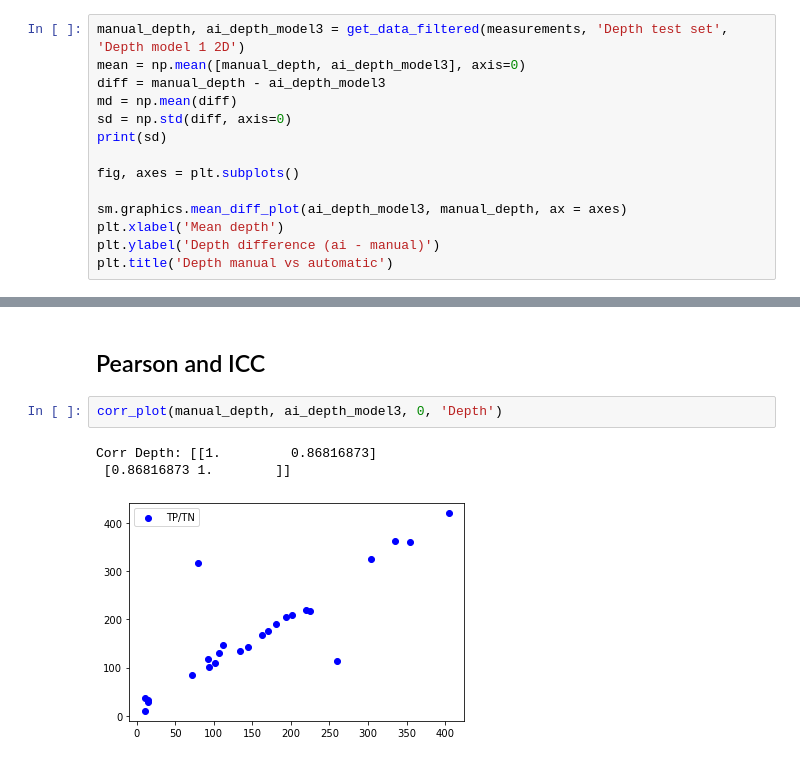
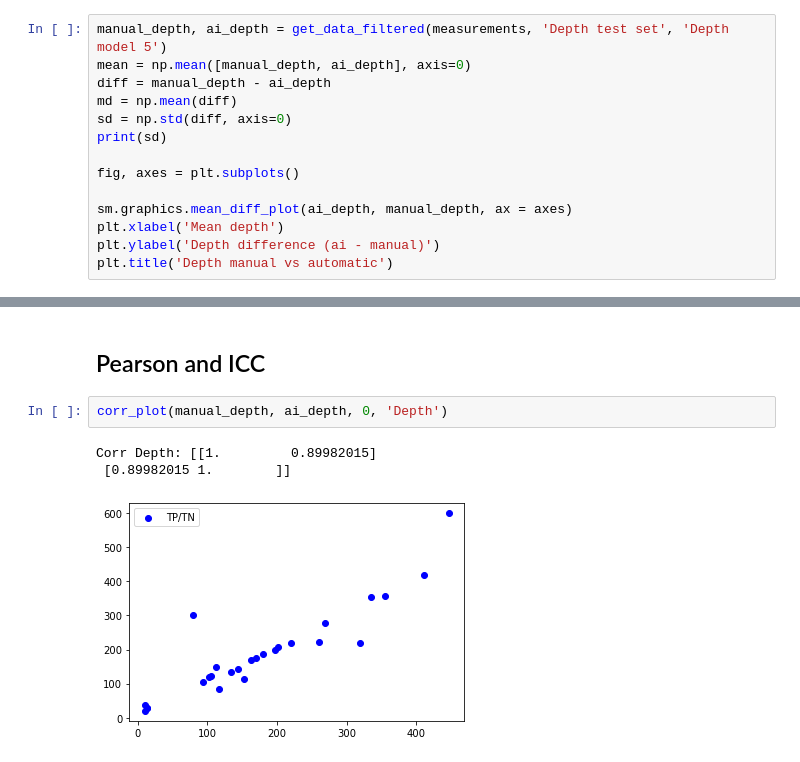
Before and after one commit to Gonzalo2408/CardiacOCT-project, a Jupyter notebook: metrics_build/statistics/plot_bland_altman_calcium.ipynb, the cells around one changed output, grey strips where cells are left out. Cells and saved outputs as stored; diff of their text form.

```diff
--- a/metrics_build/statistics/plot_bland_altman_calcium.ipynb
+++ b/metrics_build/statistics/plot_bland_altman_calcium.ipynb
@@ -103,16 +103,16 @@ def calculate_icc(automatic_values, manual_values):
 # %% [markdown]
 # Bland Altman manual vs automatic
 # %%
-manual_depth, ai_depth_model3 = get_data_filtered(measurements, 'Depth test set', 'Depth model 1 2D')
-mean = np.mean([manual_depth, ai_depth_model3], axis=0)
-diff = manual_depth - ai_depth_model3
+manual_depth, ai_depth = get_data_filtered(measurements, 'Depth test set', 'Depth model 5')
+mean = np.mean([manual_depth, ai_depth], axis=0)
+diff = manual_depth - ai_depth
 md = np.mean(diff)
 sd = np.std(diff, axis=0)
 print(sd)
 
 fig, axes = plt.subplots()
 
-sm.graphics.mean_diff_plot(ai_depth_model3, manual_depth, ax = axes)
+sm.graphics.mean_diff_plot(ai_depth, manual_depth, ax = axes)
 plt.xlabel('Mean depth')
 plt.ylabel('Depth difference (ai - manual)')
 plt.title('Depth manual vs automatic')
@@ -163,9 +163,9 @@ Text(0.5, 1.0, 'Calcium thickness manual vs automatic')
 # %% [markdown]
 ## Pearson and ICC
 # %%
-corr_plot(manual_depth, ai_depth_model3, 0, 'Depth')
+corr_plot(manual_depth, ai_depth, 0, 'Depth')
 # %% [output]
-Corr Depth: [[1.         0.86816873]
- [0.86816873 1.        ]]
+Corr Depth: [[1.         0.89982015]
+ [0.89982015 1.        ]]
-[figure, old version]
+[figure, new version]
 # %%
```
Also changed, not shown: parts of 8 cells of this notebook, 18 other files.
